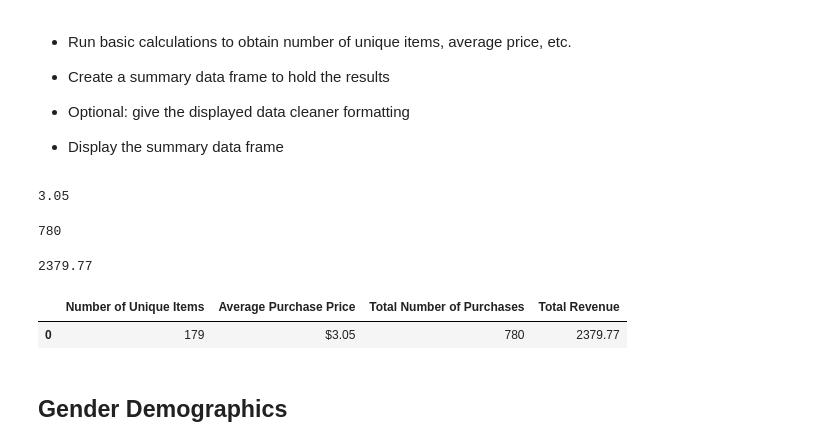
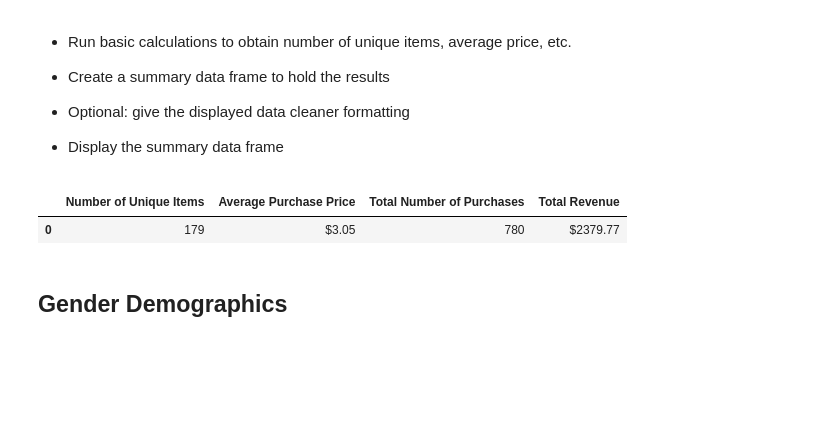
Before and after one commit to i-am-phoenix/heroe_of_pymoli_game_analysis, a Jupyter notebook: HeroesOfPymoli/HeroesOfPymoli_starter.ipynb, the cells around one changed output. Drawn from its saved outputs; the diff is of its cells as text; code cells hidden in the pictures; blank space fills up the shorter version.

```diff
--- a/HeroesOfPymoli/HeroesOfPymoli_starter.ipynb
+++ b/HeroesOfPymoli/HeroesOfPymoli_starter.ipynb
@@ -50,43 +50,39 @@ nmb_unique_items=purchase_data['Item Name'].nunique()
 avg_price=round(purchase_data.describe()['Price'][1],2)
 #  or run .mean() f-n
 avg_price=round(purchase_data['Price'].mean(),2)
-avg_price
-# avg_price.astype('float').map("$:.2f".format)
+# avg_price
-# %% [output]
-3.05
 # %%
+# Calculating total number of purchases
 total_nmb_purchases=purchase_data.shape[0]
 #  or
 total_nmb_purchases=purchase_data.count()[0]
-total_nmb_purchases
+# total_nmb_purchases
-# %% [output]
-780
 # %%
+# Calculate total revenue as a sum of Price column
 total_revenue=round(purchase_data['Price'].sum(),2)
-total_revenue
+# total_revenue
-# %% [output]
-2379.77
 # %%
-# # Create header for the summary data frame
-# purch_smry_cols=['Number of Unique Items', 'Average Purchase Price', 'Total Number of Purchases', 'Total Revenue']
-# #  Create a two-dimensional list containing the summary data
-# purch_smry_data=[[nmb_unique_items, avg_price, total_nmb_purchases, total_revenue]]
-# #  Pass headers and summary data to a pandas dataframe function, assigning single row name to "All data"
-# #  by altering default Indexing
-# purch_smry_df = pd.DataFrame(purch_smry_data, index=[f"All data"], columns=purch_smry_cols)
+# Create header for the summary data frame
+purch_smry_cols=['Number of Unique Items', 'Average Purchase Price', 'Total Number of Purchases', 'Total Revenue']
+#  Create a two-dimensional list containing the summary data
+purch_smry_data=[[nmb_unique_items, avg_price, total_nmb_purchases, total_revenue]]
+#  Pass headers and summary data to a pandas dataframe function, assigning single row name to "All data"
+#  by altering default Indexing
+purch_smry_df = pd.DataFrame(purch_smry_data, index=[f"All data"], columns=purch_smry_cols)
 
 # or alternatively use Dictionary of Lists
 purch_smry_dic={
             'Number of Unique Items':[nmb_unique_items],
             'Average Purchase Price':[avg_price],
             'Total Number of Purchases':[total_nmb_purchases],
             'Total Revenue':[total_revenue]}
 purch_smry_df=pd.DataFrame(purch_smry_dic)
-purch_smry_df["Average Purchase Price","Total Revenue"]=purch_smry_df["Average Purchase Price"].map("${:.2f}".format)
+purch_smry_df["Average Purchase Price"]=purch_smry_df["Average Purchase Price"].map("${:.2f}".format)
+purch_smry_df["Total Revenue"]=purch_smry_df["Total Revenue"].map("${:.2f}".format)
 purch_smry_df
 # %% [output]
 |  | Number of Unique Items | Average Purchase Price | Total Number of Purchases | Total Revenue |
-| 0 | 179 | $3.05 | 780 | 2379.77 |
+| 0 | 179 | $3.05 | 780 | $2379.77 |
 # %% [markdown]
 ## Gender Demographics
 # %% [markdown]
```
